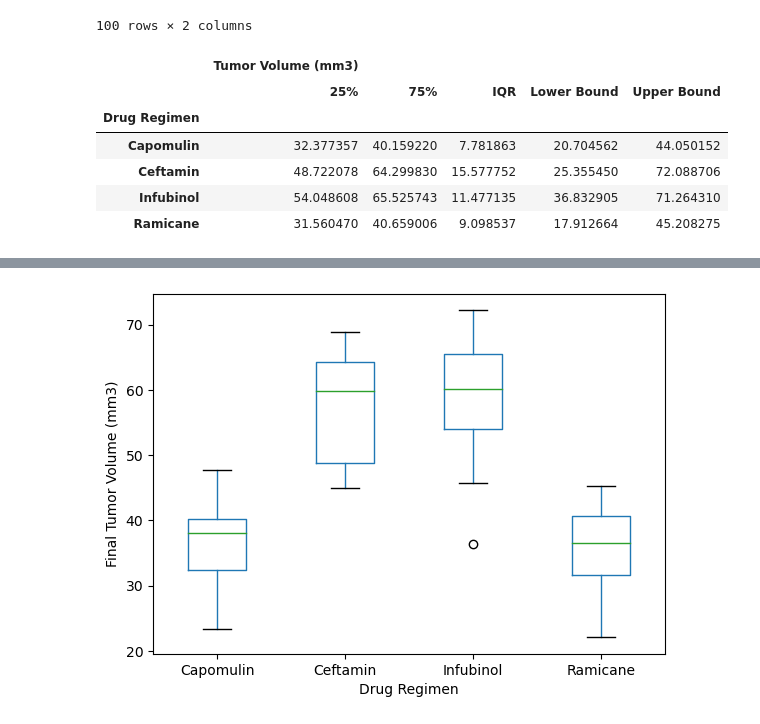
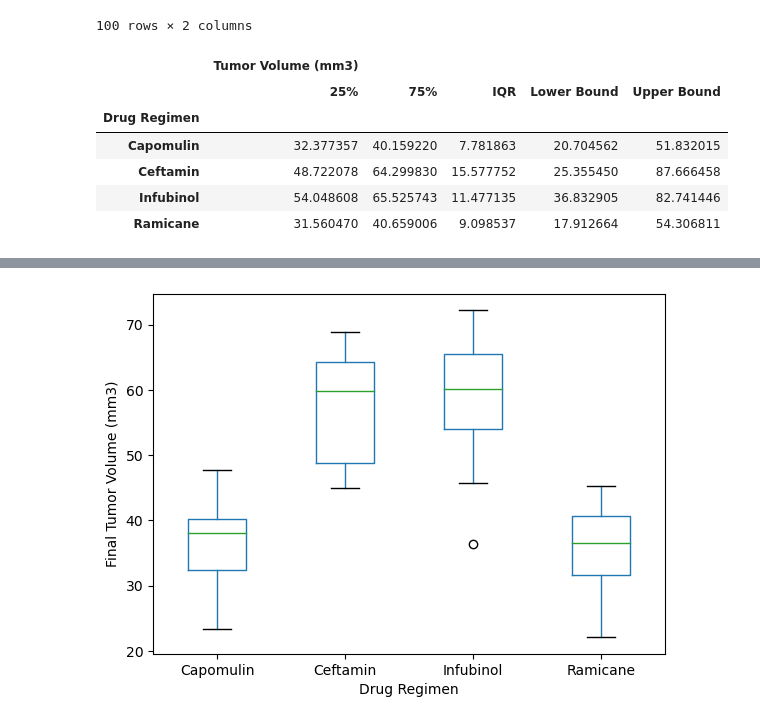
Before and after one commit to chadbarlow/gt-data-bootcamp_challenge-05_matplotlib, a Jupyter notebook: main.ipynb, the cells around one changed output, grey strips where cells are left out. Cells and saved outputs as stored; diff of their text form; code cells hidden in the pictures.

```diff
--- a/main.ipynb
+++ b/main.ipynb
@@ -221,38 +221,38 @@ last_vol_selected_regimens
 # %%
 # Put treatments into a list for for loop (and later for plot labels)
 
 # For loop pseudocode that I decided not to use...
-# drugs of interest - {*Capoumilin*: None, • Infurbuol*: None,
+# drugs of interest = {"Capoumilin": None, "Infurbuol": None,
 # for drug in drugs of interest:
-# drug fitter_s - final vol df['Drug'] - drug
-# drug_final_vol_df - final_vol_df[drug_filter_s]
-# quartiles - drug_final_vol _df.quantile((0.25, 0.75))
-# lower q - quartiles[0.25]
+# drug filter_s = final_vol_df['Drug'] - drug
+# final_vol_df = final_vol_df[drug_filter_s]
+# quartiles = final_vol_df.quartile((0.25, 0.75))
+# lower q = quartiles[0.25]
 # upper q = quartiles[0.75]
 # qr upperq Lowerq
-# Lower bound - lower 1.5°1qr
-# upper _bound - upper_q .S*igr
-# outlier to filter. drug_ final_vol _dff°volume'| < lower_bound
-# outlier hi filter_s - drug final vol df|°volume'] > upper bound
-# outlier df drug_final_vol_dfloutlier_lo_filter_s | outlier_hi_filter_sl
+# Lower bound = lower - 1.5*iqr
+# upper _bound = upper_q + 1.5*iqr
+# outlier_lo_filter = final_vol_df volume < lower_bound
+# outlier_hi_filter = final_vol_df volume > upper bound
+# outlier_df = final_vol_df | outlier_lo_filter | outlier_hi_filter
 # drugs_of_interest[drug] - outlier df
 
 # Calculate the IQR and quantitatively determine if there are any potential outliers.
 describe_df = last_vol_selected_regimens.groupby("Drug Regimen").describe()[
     [("Tumor Volume (mm3)", "25%"), ("Tumor Volume (mm3)", "75%")]]
 
-describe_df[("Tumor Volume (mm3)", "IQR")] = (describe_df[("Tumor Volume (mm3)", "75%")]- describe_df[("Tumor Volume (mm3)", "25%")])
-describe_df[("Tumor Volume (mm3)", "Lower Bound")] = describe_df[("Tumor Volume (mm3)", "25%")] - (describe_df[("Tumor Volume (mm3)", "IQR")] * 1.5)
-describe_df[("Tumor Volume (mm3)", "Upper Bound")] = describe_df[("Tumor Volume (mm3)", "25%")] + (describe_df[("Tumor Volume (mm3)", "IQR")] * 1.5)
+describe_df[("Tumor Volume (mm3)", "IQR")] = (describe_df[("Tumor Volume (mm3)", "75%")] - describe_df[("Tumor Volume (mm3)", "25%")])
+describe_df[("Tumor Volume (mm3)", "Lower Bound")] = (describe_df[("Tumor Volume (mm3)", "25%")] - (describe_df[("Tumor Volume (mm3)", "IQR")] * 1.5))
+describe_df[("Tumor Volume (mm3)", "Upper Bound")] = (describe_df[("Tumor Volume (mm3)", "75%")] + (describe_df[("Tumor Volume (mm3)", "IQR")] * 1.5))
 describe_df
 # %% [output]
 |  | Tumor Volume (mm3) |  |  |  |  |
 |  | 25% | 75% | IQR | Lower Bound | Upper Bound |
 | Drug Regimen |  |  |  |  |  |
-| Capomulin | 32.377357 | 40.159220 | 7.781863 | 20.704562 | 44.050152 |
-| Ceftamin | 48.722078 | 64.299830 | 15.577752 | 25.355450 | 72.088706 |
-| Infubinol | 54.048608 | 65.525743 | 11.477135 | 36.832905 | 71.264310 |
-| Ramicane | 31.560470 | 40.659006 | 9.098537 | 17.912664 | 45.208275 |
+| Capomulin | 32.377357 | 40.159220 | 7.781863 | 20.704562 | 51.832015 |
+| Ceftamin | 48.722078 | 64.299830 | 15.577752 | 25.355450 | 87.666458 |
+| Infubinol | 54.048608 | 65.525743 | 11.477135 | 36.832905 | 82.741446 |
+| Ramicane | 31.560470 | 40.659006 | 9.098537 | 17.912664 | 54.306811 |
 # %%
 # Determine outliers using upper and lower bounds
 cap = last_vol_selected_regimens.loc[(
```
Also changed, not shown: parts of 1 cell of this notebook.
